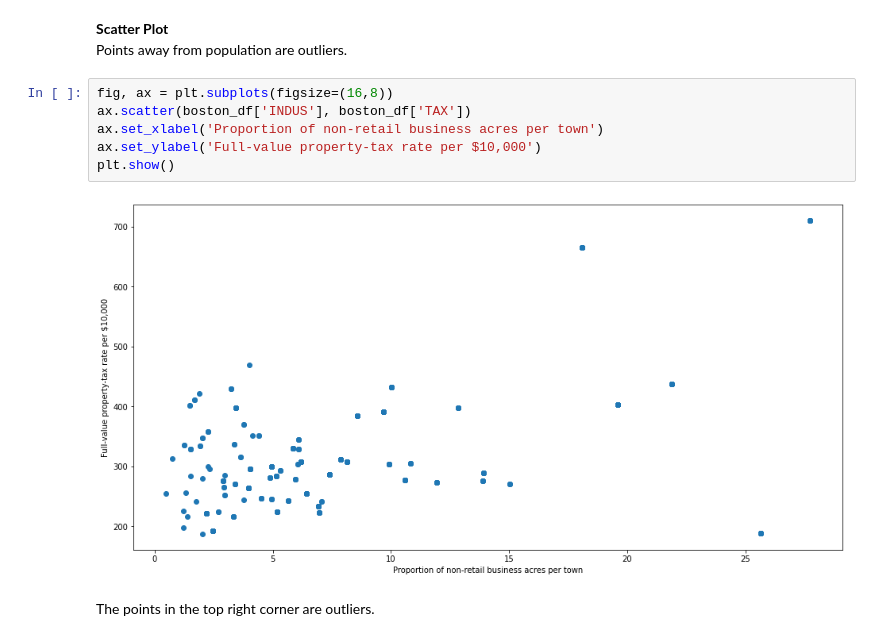
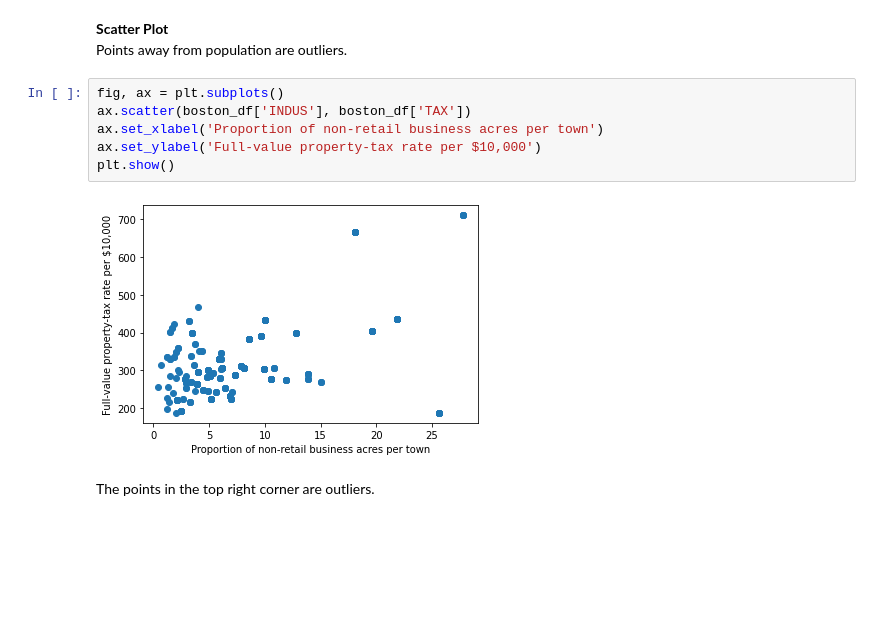
Before and after one commit to gabrielatrindade/ml-playground, a Jupyter notebook: outliers.ipynb, the cells around one changed output. Drawn from its saved outputs; the diff is of its cells as text; blank space fills up the shorter version.

```diff
--- a/outliers.ipynb
+++ b/outliers.ipynb
@@ -66,13 +66,13 @@ Can we do the multivariate analysis with Box plot? Well it depends, if you have
 **Scatter Plot** <br>
 Points away from population are outliers.
 # %%
-fig, ax = plt.subplots(figsize=(16,8))
+fig, ax = plt.subplots()
 ax.scatter(boston_df['INDUS'], boston_df['TAX'])
 ax.set_xlabel('Proportion of non-retail business acres per town')
 ax.set_ylabel('Full-value property-tax rate per $10,000')
 plt.show()
 # %% [output]
-[figure, old version]
+[figure, new version]
 # %% [markdown]
 The points in the top right corner are outliers.
 # %% [markdown]
```
Also changed, not shown: parts of 4 cells of this notebook.
